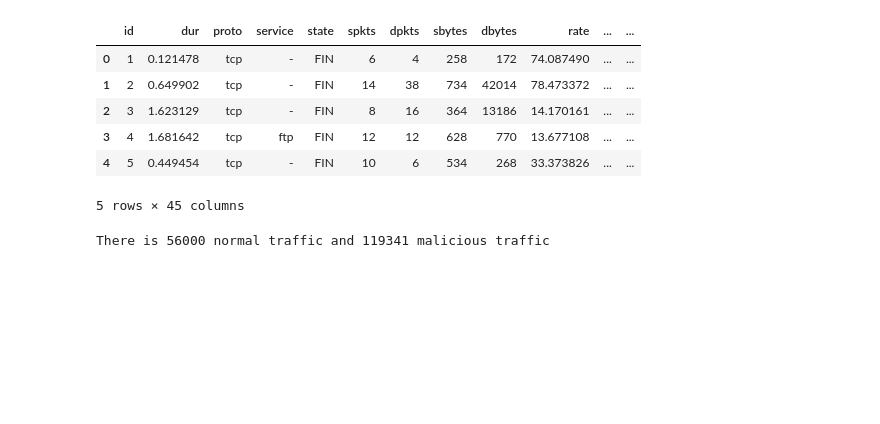
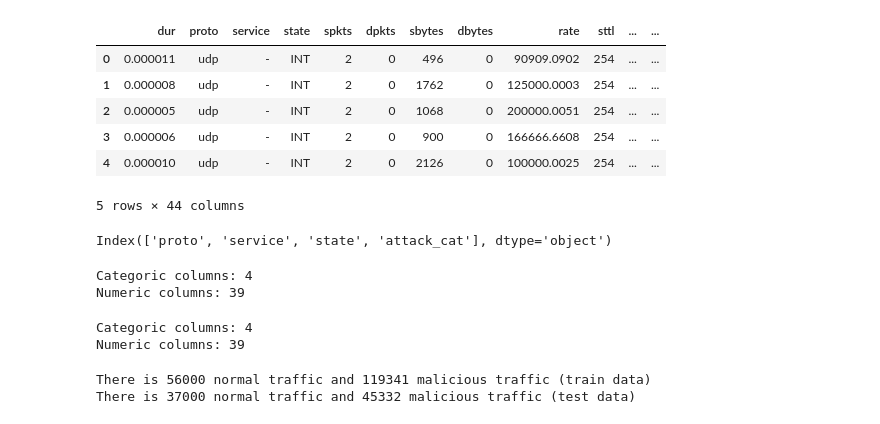
Before and after one commit to Makonmm/network-traffic-analyzer, a Jupyter notebook: MLNetworkAnalyzer.ipynb, the cells around one changed output. Cells and saved outputs as stored; diff of their text form; code cells hidden in the pictures; blank space fills up the shorter version.

```diff
--- a/MLNetworkAnalyzer.ipynb
+++ b/MLNetworkAnalyzer.ipynb
@@ -17,6 +19,8 @@ from torch.utils.data import DataLoader, TensorDataset
 # %%
 # Loading database
 
-df = pd.read_csv("dataset/UNSW_NB15_training-set.csv", low_memory=False)
-X = df.iloc[:, :-1]
-y = df['label']
+df_train = pd.read_csv("dataset/UNSW_NB15_training-set.csv", low_memory=False)
+df_test = pd.read_csv("dataset/UNSW_NB15_testing-set.csv", low_memory=False)
+
+df_train = df_train.drop("id", axis=1)
+df_test = df_test.drop("id", axis=1)
@@ -23,10 +59,17 @@ y = df['label']
 # %%
-df.head()
+df_test.head()
 # %% [output]
-|  | id | dur | proto | service | state | spkts | dpkts | sbytes | dbytes | rate | ... | ... |
-| 0 | 1 | 0.121478 | tcp | - | FIN | 6 | 4 | 258 | 172 | 74.087490 | ... | ... |
-| 1 | 2 | 0.649902 | tcp | - | FIN | 14 | 38 | 734 | 42014 | 78.473372 | ... | ... |
-| 2 | 3 | 1.623129 | tcp | - | FIN | 8 | 16 | 364 | 13186 | 14.170161 | ... | ... |
-| 3 | 4 | 1.681642 | tcp | ftp | FIN | 12 | 12 | 628 | 770 | 13.677108 | ... | ... |
-| 4 | 5 | 0.449454 | tcp | - | FIN | 10 | 6 | 534 | 268 | 33.373826 | ... | ... |
+|  | dur | proto | service | state | spkts | dpkts | sbytes | dbytes | rate | sttl | ... | ... |
+| 0 | 0.000011 | udp | - | INT | 2 | 0 | 496 | 0 | 90909.0902 | 254 | ... | ... |
+| 1 | 0.000008 | udp | - | INT | 2 | 0 | 1762 | 0 | 125000.0003 | 254 | ... | ... |
+| 2 | 0.000005 | udp | - | INT | 2 | 0 | 1068 | 0 | 200000.0051 | 254 | ... | ... |
+| 3 | 0.000006 | udp | - | INT | 2 | 0 | 900 | 0 | 166666.6608 | 254 | ... | ... |
+| 4 | 0.000010 | udp | - | INT | 2 | 0 | 2126 | 0 | 100000.0025 | 254 | ... | ... |
-5 rows × 45 columns
+5 rows × 44 columns
+# %%
+# Object (categoric) columns
+
+cat_cols = df_train.select_dtypes(include=['object']).columns
+print(cat_cols)
+# %% [output]
+Index(['proto', 'service', 'state', 'attack_cat'], dtype='object')
@@ -33,7 +83,31 @@ df.head()
+# %%
+# Visualizing columns from df(train)
+cat_cols_train = X_train.select_dtypes(include=['object']).columns
+num_cols_train = X_train.select_dtypes(exclude=['object']).columns
+print(f"Categoric columns: {len(cat_cols_train)}")
+print(f"Numeric columns: {len(num_cols_train)}")
+# %% [output]
+Categoric columns: 4
+Numeric columns: 39
+# %%
+# Visualizing columns from df(test)
+cat_cols_test = X_test.select_dtypes(include=['object']).columns
+num_cols_test = X_test.select_dtypes(exclude=['object']).columns
+print(f"Categoric columns: {len(cat_cols_train)}")
+print(f"Numeric columns: {len(num_cols_train)}")
+# %% [output]
+Categoric columns: 4
+Numeric columns: 39
 # %%
-normal = df.loc[df["label"] == 0]
-malicious = df.loc[df["label"] == 1]
+normal = df_train.loc[df_train["label"] == 0]
+malicious = df_train.loc[df_train["label"] == 1]
 
-print(f"There is {len(normal)} normal traffic and {len(malicious)} malicious traffic")
+normal_test = df_test.loc[df_test["label"] == 0]
+malicious_test = df_test.loc[df_test["label"] == 1]
+
+print(f"There is {len(normal)} normal traffic and {len(malicious)} malicious traffic (train data)")
+print(
+    f"There is {len(normal_test)} normal traffic and {len(malicious_test)} malicious traffic (test data)")
 # %% [output]
-There is 56000 normal traffic and 119341 malicious traffic
+There is 56000 normal traffic and 119341 malicious traffic (train data)
+There is 37000 normal traffic and 45332 malicious traffic (test data)
```
Also changed, not shown: parts of 14 cells of this notebook.
